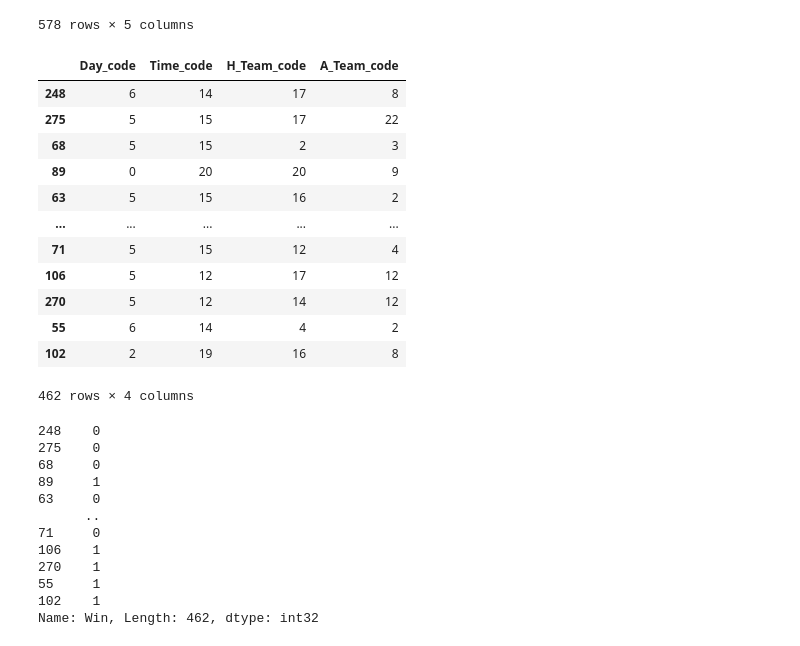
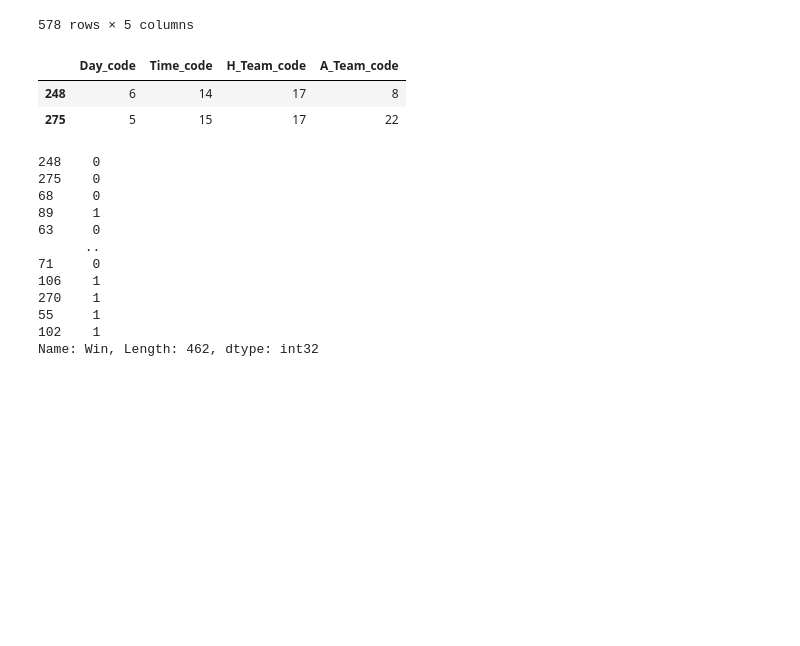
Before and after one commit to LiZoMark841619/Balazs1982, a Jupyter notebook: soccer/model.ipynb, the cells around one changed output. Drawn from its saved outputs; the diff is of its cells as text; code cells hidden in the pictures; blank space fills up the shorter version.

```diff
--- a/soccer/model.ipynb
+++ b/soccer/model.ipynb
@@ -184,0 +185,2 @@ df_22_24[['HomeTeam','H_Team_code']].groupby(['HomeTeam', 'H_Team_code']).sum()
+# %%
+df_22_24['Goals'] = df_22_24.FTHG + df_22_24.FTAG
@@ -222,21 +230,11 @@ y = df_22_24[target]
 # %%
 X_train, X_test, y_train, y_test = train_test_split(X, y, test_size=.20, random_state=42)
 # %%
-X_train
+X_train.head(2)
 # %% [output]
 |  | Day_code | Time_code | H_Team_code | A_Team_code |
 | 248 | 6 | 14 | 17 | 8 |
 | 275 | 5 | 15 | 17 | 22 |
-| 68 | 5 | 15 | 2 | 3 |
-| 89 | 0 | 20 | 20 | 9 |
-| 63 | 5 | 15 | 16 | 2 |
-| ... | ... | ... | ... | ... |
-| 71 | 5 | 15 | 12 | 4 |
-| 106 | 5 | 12 | 17 | 12 |
-| 270 | 5 | 12 | 14 | 12 |
-| 55 | 6 | 14 | 4 | 2 |
-| 102 | 2 | 19 | 16 | 8 |
-462 rows × 4 columns
 # %%
 y_train
 # %% [output]
```
Also changed, not shown: parts of 15 cells of this notebook.
